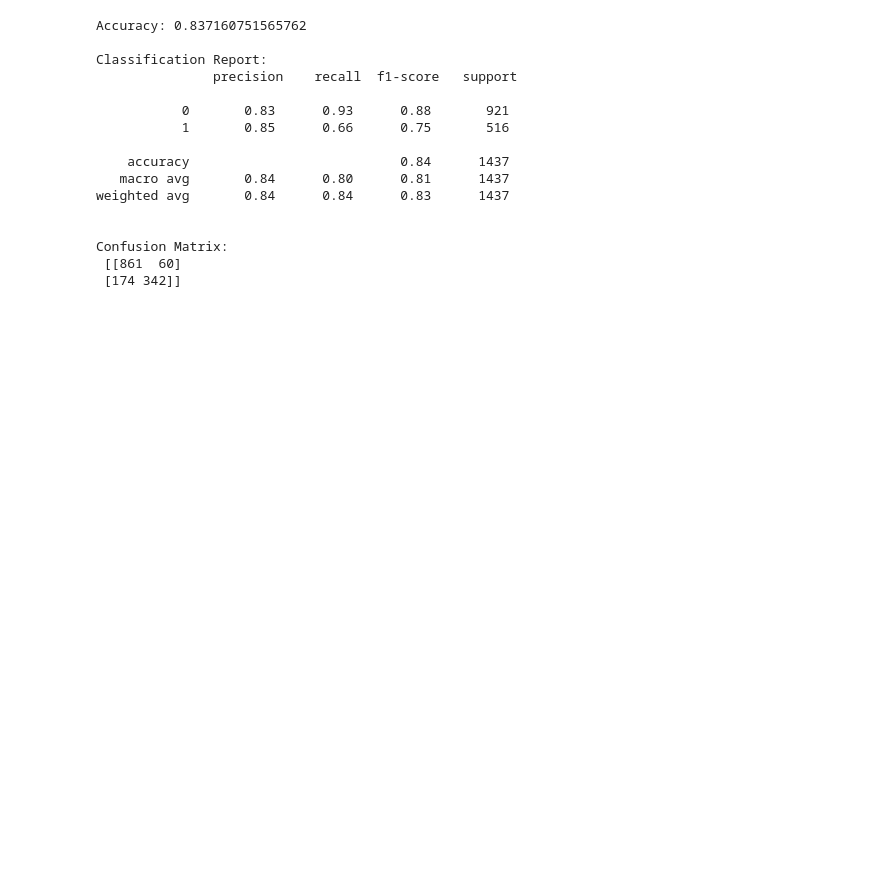
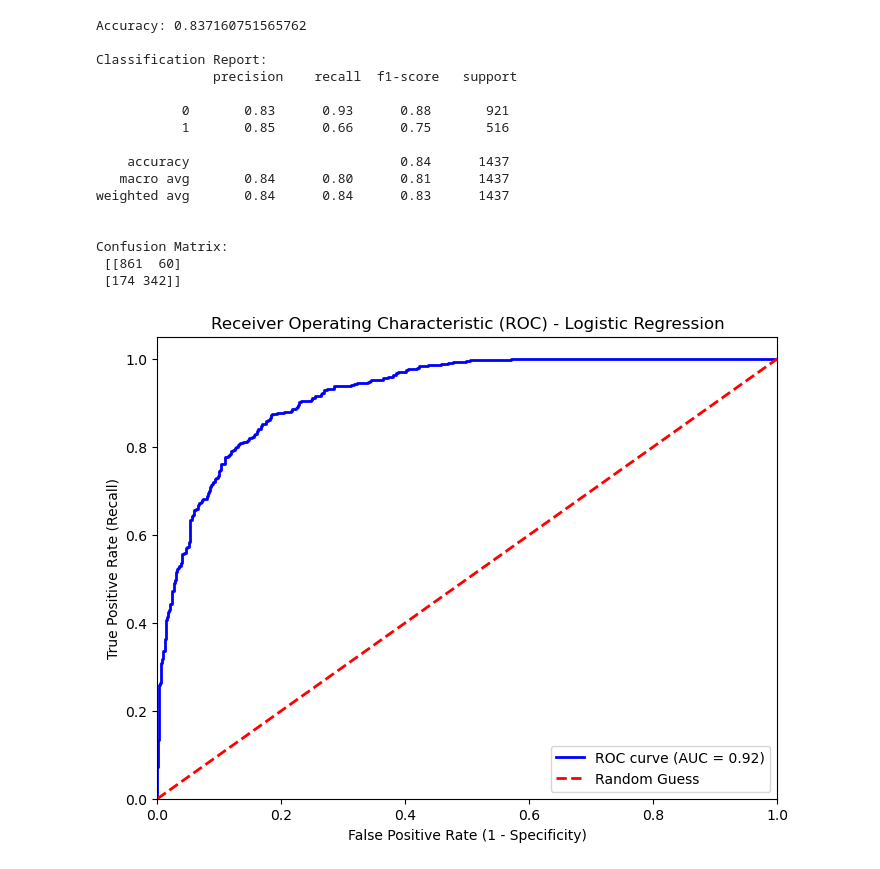
Before and after one commit to nigelcheong/predictive-modelling-and-deployment-assignment, a Jupyter notebook: notebooks/Assignment1_PartB.ipynb, the cells around one changed output. Drawn from its saved outputs; the diff is of its cells as text; code cells hidden in the pictures; blank space fills up the shorter version.

Commit message:
Added ROC graph.

```diff
--- a/notebooks/Assignment1_PartB.ipynb
+++ b/notebooks/Assignment1_PartB.ipynb
@@ -403,3 +402,24 @@ weighted avg       0.84      0.84      0.83      1437
 Confusion Matrix:
  [[861  60]
  [174 342]]
+# %%
+# Predicted probabilities for the positive class
+y_probs = log_reg.predict_proba(X_test)[:,1]
+
+# Compute ROC curve and ROC area
+fpr, tpr, thresholds = roc_curve(y_test, y_probs)
+roc_auc = auc(fpr, tpr)
+
+# Plot ROC curve
+plt.figure(figsize=(8,6))
+plt.plot(fpr, tpr, color='blue', lw=2, label=f'ROC curve (AUC = {roc_auc:.2f})')
+plt.plot([0,1], [0,1], color='red', lw=2, linestyle='--', label='Random Guess')
+plt.xlim([0.0, 1.0])
+plt.ylim([0.0, 1.05])
+plt.xlabel('False Positive Rate (1 - Specificity)')
+plt.ylabel('True Positive Rate (Recall)')
+plt.title('Receiver Operating Characteristic (ROC) - Logistic Regression')
+plt.legend(loc="lower right")
+plt.show()
+# %% [output]
+[figure, added]
```
Also changed, not shown: parts of 1 cell of this notebook.
